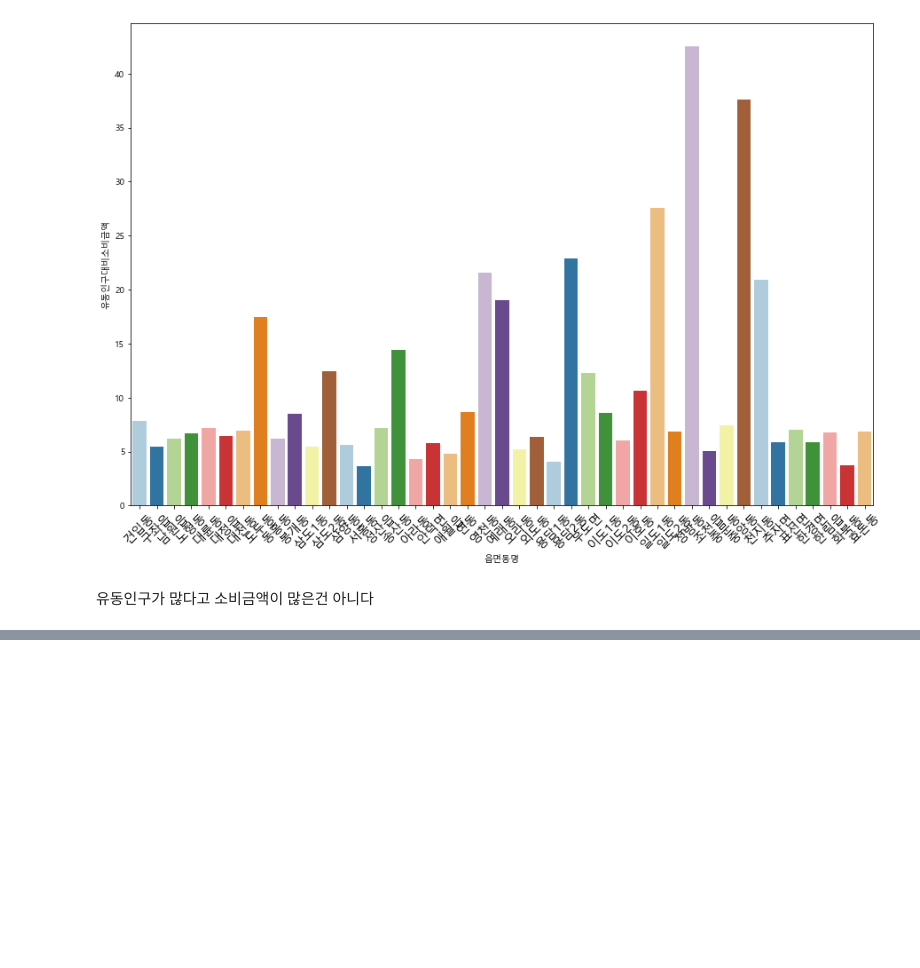
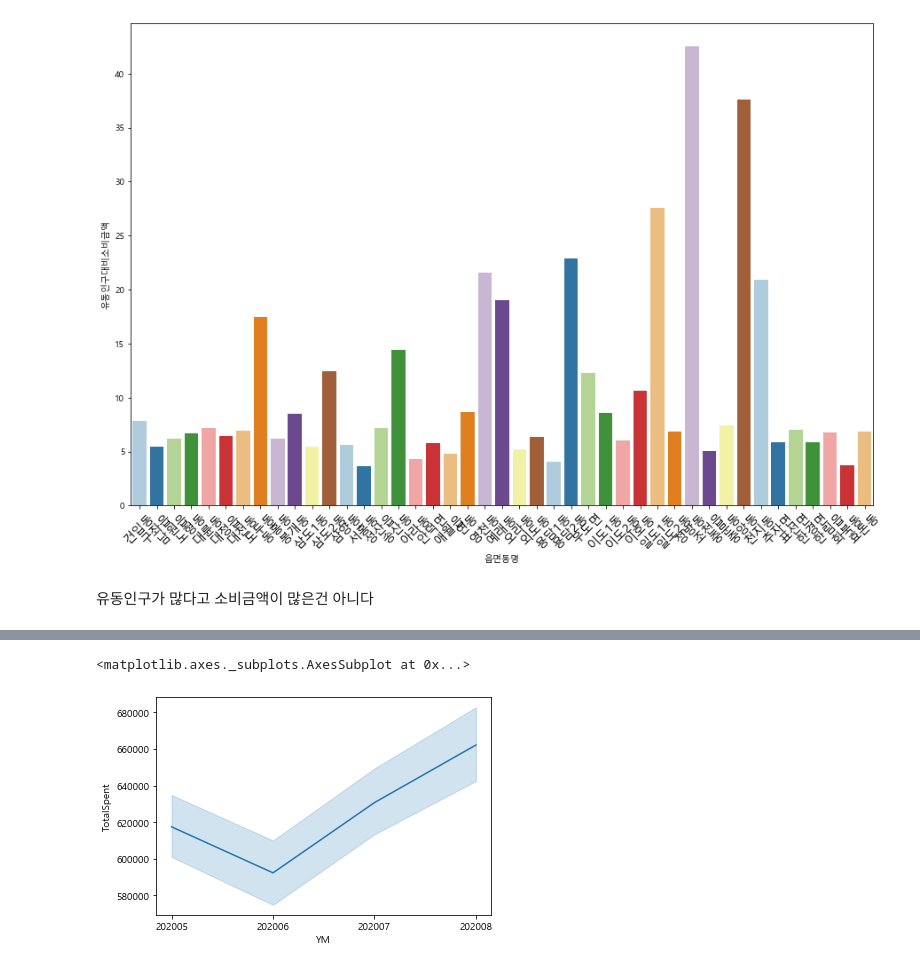
Before and after one commit to baek-junho/-1, a Jupyter notebook: dacon.jeju.ipynb, the cells around one changed output, grey strips where cells are left out. Cells and saved outputs as stored; diff of their text form; code cells hidden in the pictures; blank space fills up the shorter version.

```diff
--- a/dacon.jeju.ipynb
+++ b/dacon.jeju.ipynb
@@ -249,0 +314,7 @@ data7.head()
+# %%
+data6 = data6.drop(['POINT_X', 'POINT_Y'], axis=1)
+data7 = data7.drop(['POINT_X', 'POINT_Y'], axis=1)
+data8 = data8.drop(['POINT_X', 'POINT_Y'], axis=1)
+# %%
+total = pd.concat([data5, data6, data7, data8])
+total.head()
@@ -250,2 +328,3 @@ data7.head()
 # %%
-data7 = data7.drop(['X','Y'], axis=1)
+total = total.drop(['OBJECTID', 'Field1', 'X', 'Y'], axis=1)
+total.head()
@@ -267,0 +360,8 @@ data7
+# %%
+total['YM'] = total.YM.astype('str')
+# %%
+# 각 월별 매출(지원금 포함)
+sns.lineplot(x = 'YM', y = 'TotalSpent', data=total)
+# %% [output]
+<matplotlib.axes._subplots.AxesSubplot at 0x...>
+[figure, added]
```
Also changed, not shown: parts of 32 cells of this notebook.
